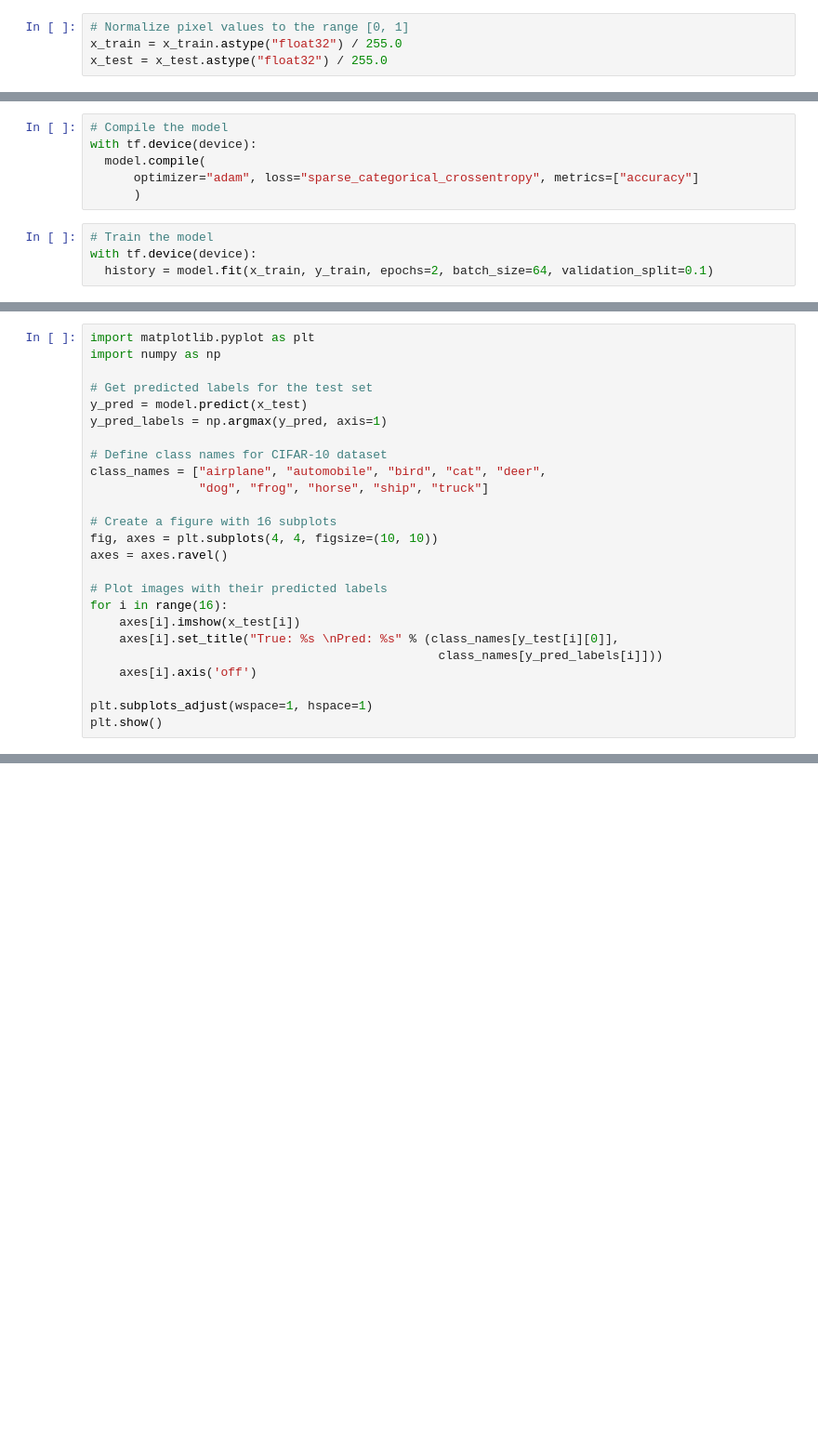
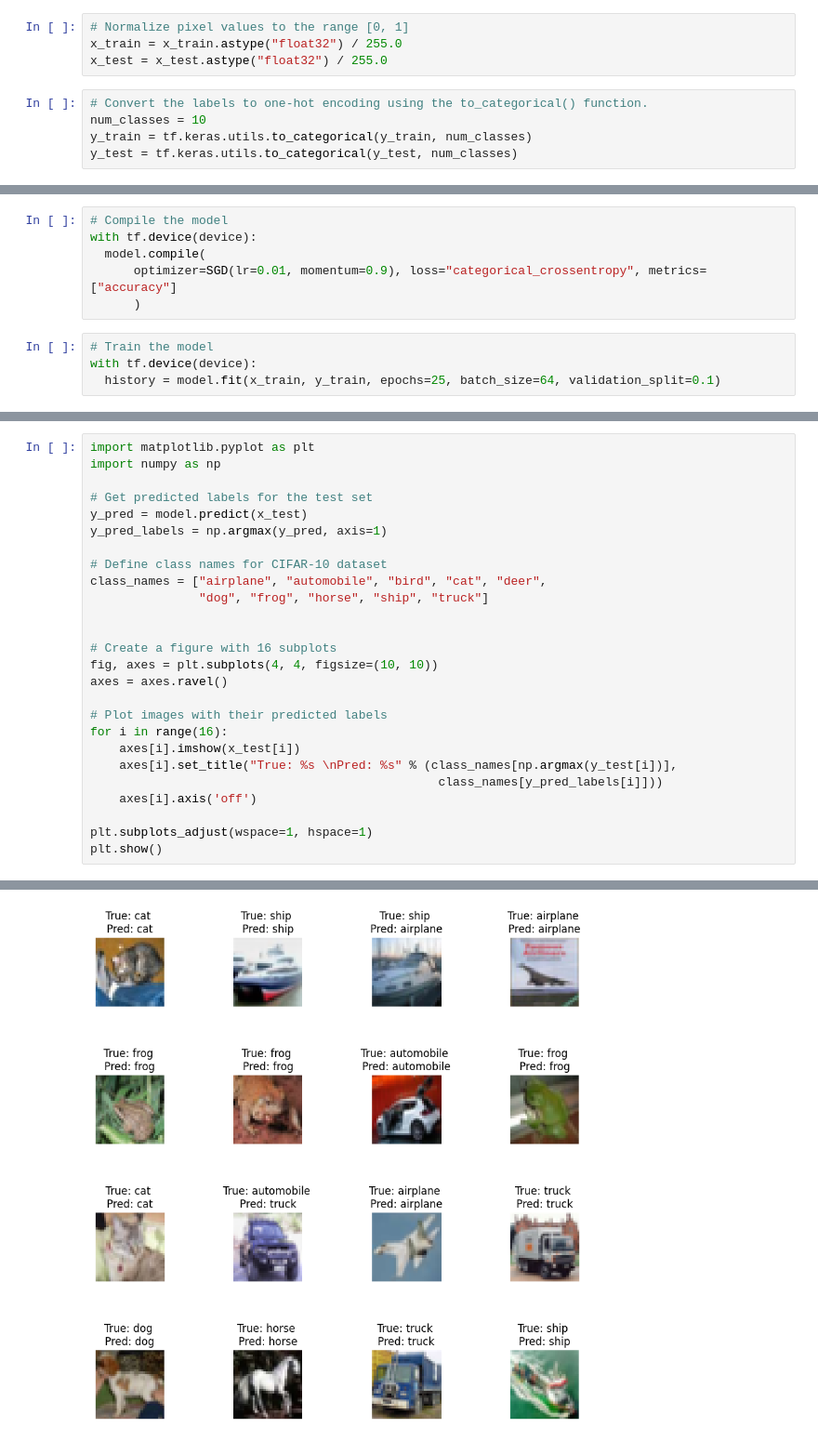
Before and after one commit to AsifShaafi/Deep-Learning-Course-Examples, a Jupyter notebook: CNN_Examples/Shaafi_VGG_CNN_CIFAR10_TensorFlow.ipynb, the cells around one changed output, grey strips where cells are left out. Shown at 93% size. Cells and saved outputs as stored; diff of their text form; blank space fills up the shorter version.

```diff
--- a/CNN_Examples/Shaafi_VGG_CNN_CIFAR10_TensorFlow.ipynb
+++ b/CNN_Examples/Shaafi_VGG_CNN_CIFAR10_TensorFlow.ipynb
@@ -30,6 +26,11 @@ Downloading data from https://www.cs.toronto.edu/~kriz/cifar-10-python.tar.gz
 # Normalize pixel values to the range [0, 1]
 x_train = x_train.astype("float32") / 255.0
 x_test = x_test.astype("float32") / 255.0
+# %%
+# Convert the labels to one-hot encoding using the to_categorical() function.
+num_classes = 10
+y_train = tf.keras.utils.to_categorical(y_train, num_classes)
+y_test = tf.keras.utils.to_categorical(y_test, num_classes)
 # %%
 # Define the VGG model architecture
 with tf.device(device):
@@ -85,10 +86,10 @@ _________________________________________________________________
 # Compile the model
 with tf.device(device):
   model.compile(
-      optimizer="adam", loss="sparse_categorical_crossentropy", metrics=["accuracy"]
+      optimizer=SGD(lr=0.01, momentum=0.9), loss="categorical_crossentropy", metrics=["accuracy"]
       )
 # %%
 # Train the model
 with tf.device(device):
-  history = model.fit(x_train, y_train, epochs=2, batch_size=64, validation_split=0.1)
+  history = model.fit(x_train, y_train, epochs=25, batch_size=64, validation_split=0.1)
 # %% [output]
@@ -112,6 +133,7 @@ y_pred_labels = np.argmax(y_pred, axis=1)
 class_names = ["airplane", "automobile", "bird", "cat", "deer",
                "dog", "frog", "horse", "ship", "truck"]
 
+
 # Create a figure with 16 subplots
 fig, axes = plt.subplots(4, 4, figsize=(10, 10))
 axes = axes.ravel()
@@ -119,9 +141,10 @@ axes = axes.ravel()
 # Plot images with their predicted labels
 for i in range(16):
     axes[i].imshow(x_test[i])
-    axes[i].set_title("True: %s \nPred: %s" % (class_names[y_test[i][0]],
+    axes[i].set_title("True: %s \nPred: %s" % (class_names[np.argmax(y_test[i])],
                                                 class_names[y_pred_labels[i]]))
     axes[i].axis('off')
 
 plt.subplots_adjust(wspace=1, hspace=1)
 plt.show()
+# %% [output]
@@ -127,0 +152 @@ plt.show()
+[figure, added]
```
Also changed, not shown: parts of 6 cells of this notebook.
